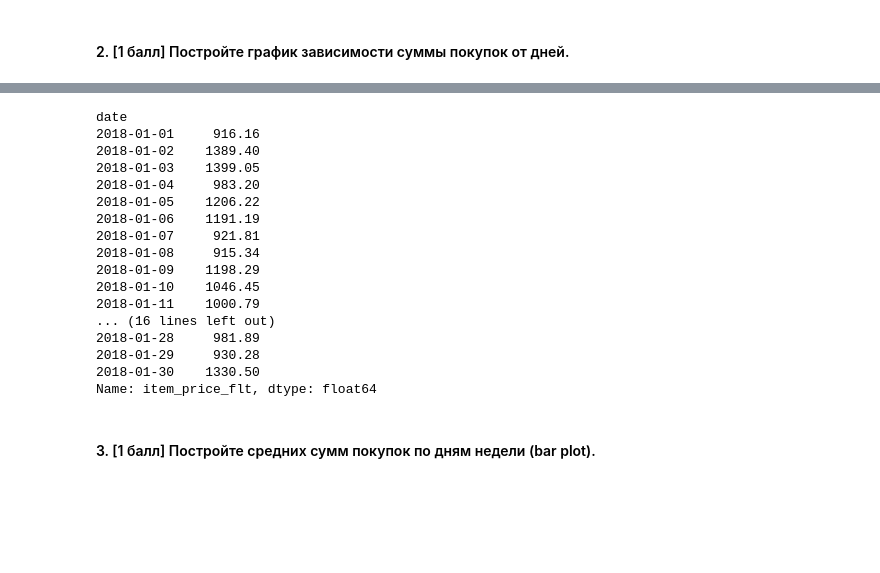
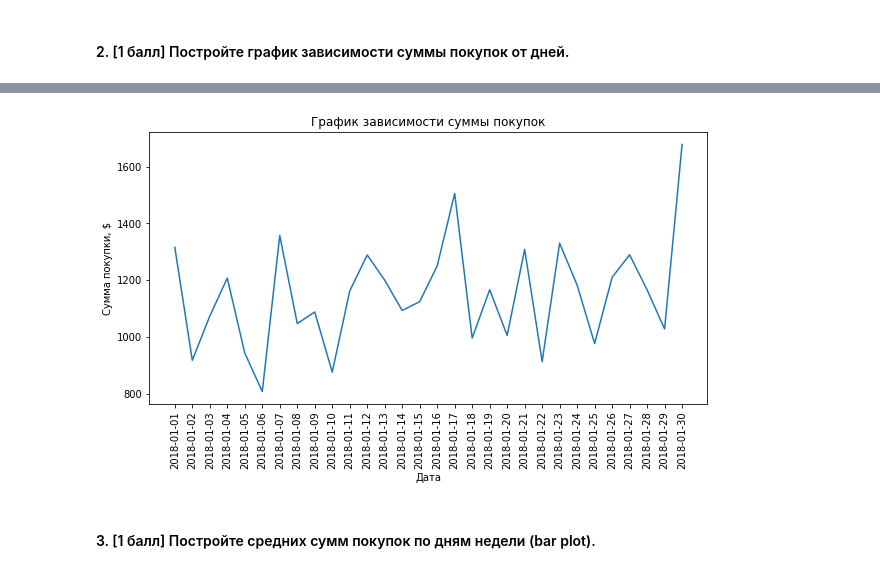
Before and after one commit to paniquex/ML_DS_practice, a Jupyter notebook: MMRO/HW_01/homework-practice-01.ipynb, the cells around one changed output, grey strips where cells are left out. Saved outputs shown, nothing was run; the diff lists cells and outputs as text; code cells hidden in the pictures; blank space fills up the shorter version.

```diff
--- a/MMRO/HW_01/homework-practice-01.ipynb
+++ b/MMRO/HW_01/homework-practice-01.ipynb
@@ -407,23 +414,18 @@ plt.show()
-# %%
-data.groupby('date').sum()['item_price_flt']
-# %% [output]
-date
-2018-01-01     916.16
-2018-01-02    1389.40
-2018-01-03    1399.05
-2018-01-04     983.20
-2018-01-05    1206.22
-2018-01-06    1191.19
-2018-01-07     921.81
-2018-01-08     915.34
-2018-01-09    1198.29
-2018-01-10    1046.45
-2018-01-11    1000.79
-... (16 lines left out)
-2018-01-28     981.89
-2018-01-29     930.28
-2018-01-30    1330.50
-Name: item_price_flt, dtype: float64
+# %%
+fig = plt.figure(figsize=(10, 5))
+ax3 = fig.add_subplot(1, 1, 1)
+ax3.plot(data['date'].sort_values().unique(), data.groupby('date').sum()['item_price_flt'])
+for tick in ax3.get_xticklabels():
+        tick.set_rotation(90)
+
+ax3.title.set_text('График зависимости суммы покупок')
+ax3.set_ylabel('Сумма покупки, $')
+ax3.set_xlabel('Дата')
+
+
+fig.show()
+# %% [output]
+[figure, added]
 # %% [markdown]
 #### 3. [1 балл] Постройте средних сумм покупок по дням недели (bar plot).
 # %%
```
Also changed, not shown: parts of 15 cells of this notebook, 2 other files.
